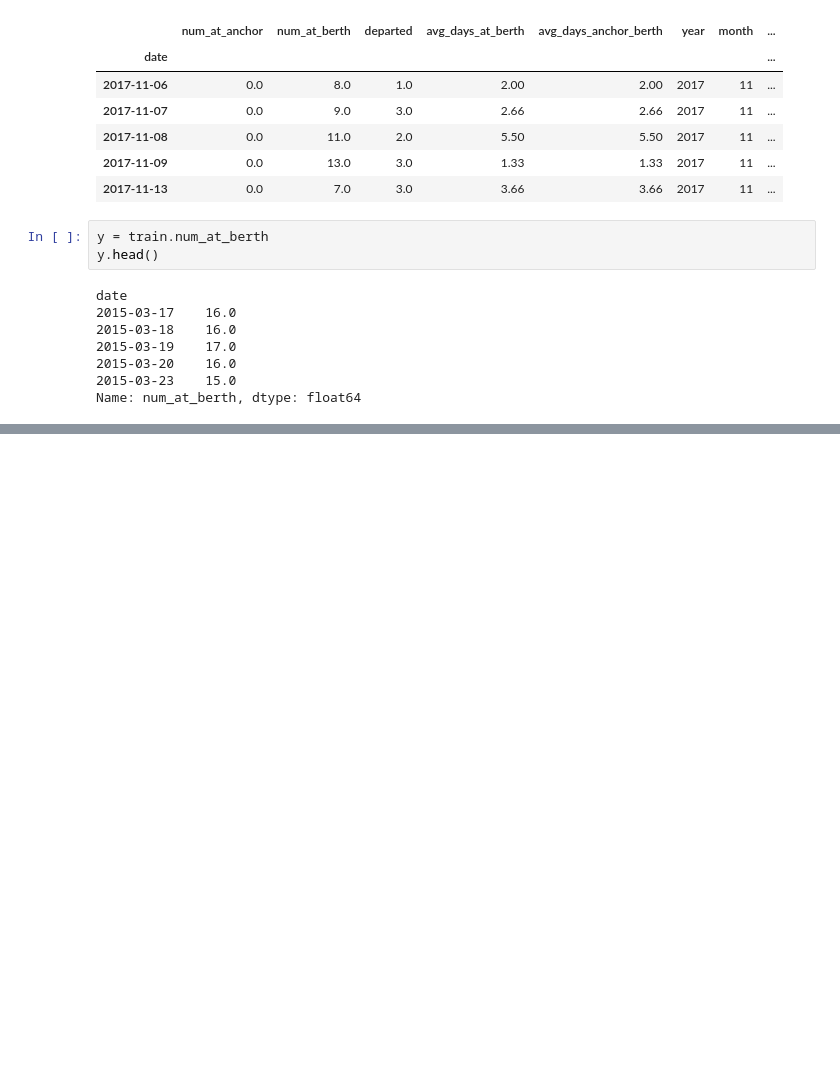
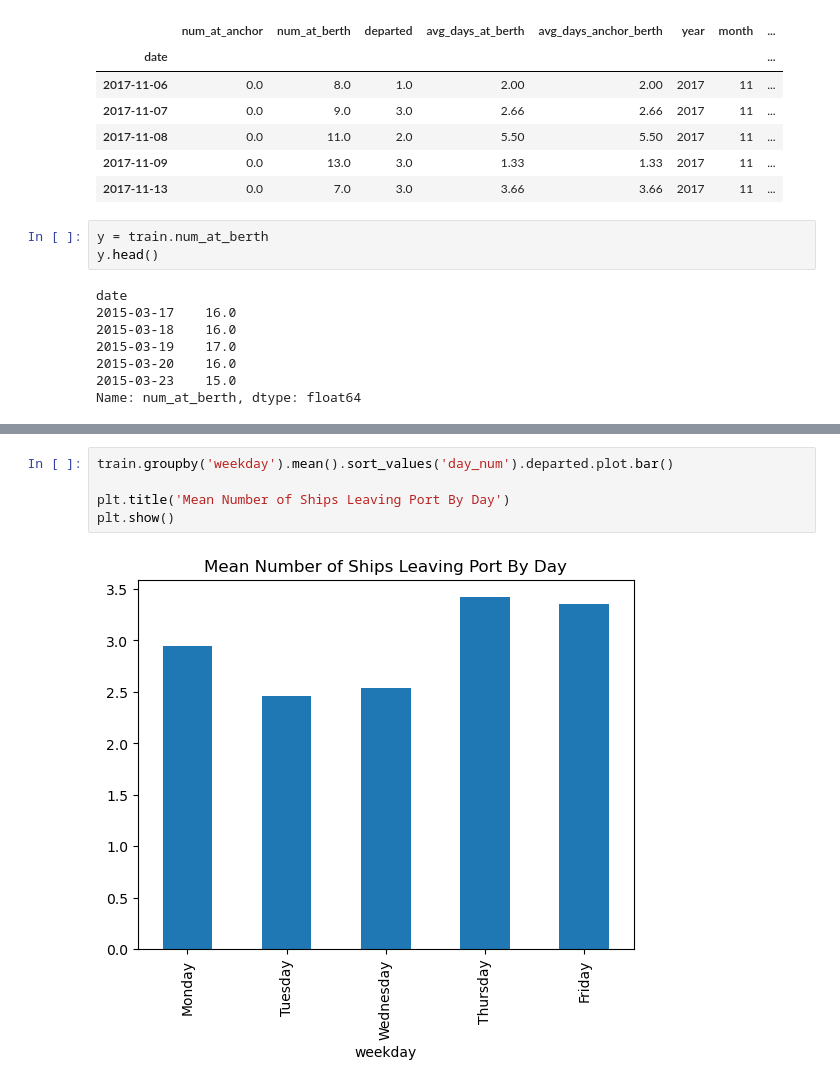
Before and after one commit to la-boat-traffic/la-boat-traffic, a Jupyter notebook: derek-explore.ipynb, the cells around one changed output, grey strips where cells are left out. Saved outputs shown, nothing was run; the diff lists cells and outputs as text; blank space fills up the shorter version.

```diff
--- a/derek-explore.ipynb
+++ b/derek-explore.ipynb
@@ -105,0 +166,7 @@ AttributeError: module 'matplotlib' has no attribute 'title'
+# %%
+train.groupby('weekday').mean().sort_values('day_num').departed.plot.bar()
+
+plt.title('Mean Number of Ships Leaving Port By Day')
+plt.show()
+# %% [output]
+[figure, added]
```
Also changed, not shown: parts of 23 cells of this notebook.
